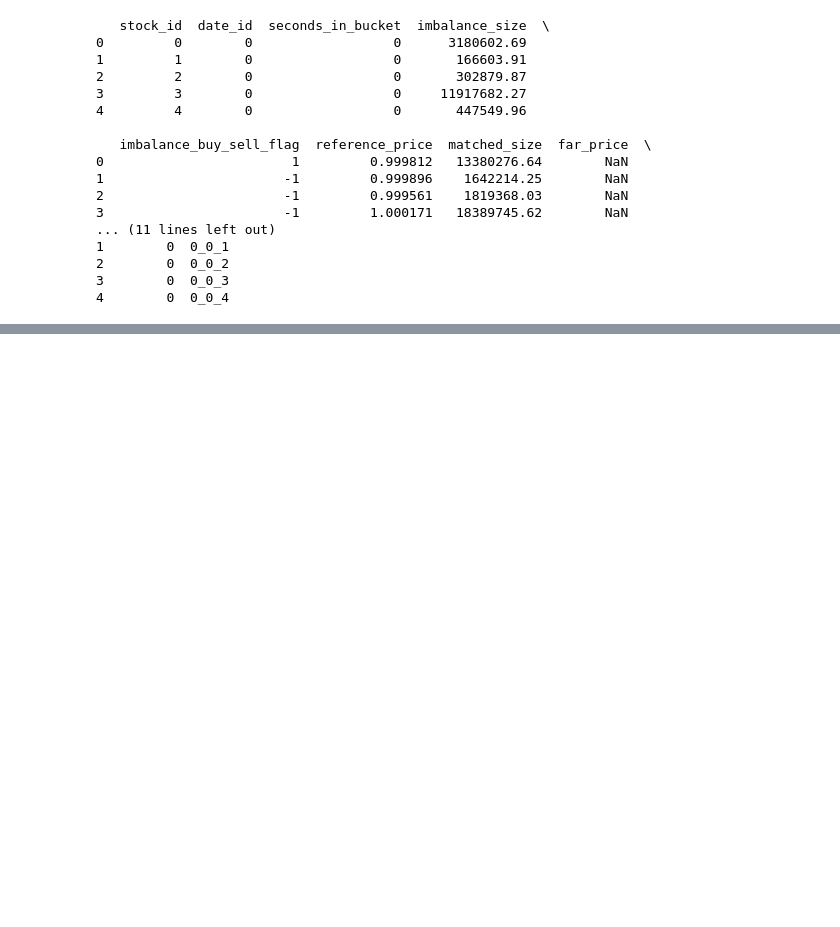
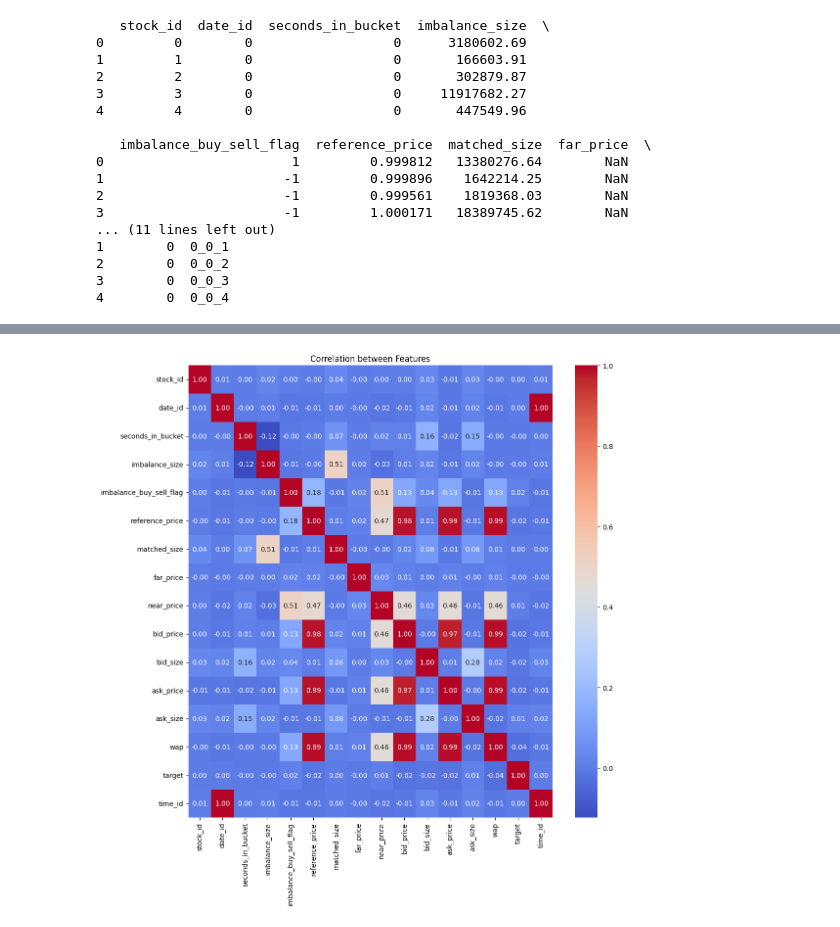
Before and after one commit to mtban26/close_movement_pred, a Jupyter notebook: feature_engineering.ipynb, the cells around one changed output, grey strips where cells are left out. Saved outputs shown, nothing was run; the diff lists cells and outputs as text; code cells hidden in the pictures; blank space fills up the shorter version.

```diff
--- a/feature_engineering.ipynb
+++ b/feature_engineering.ipynb
@@ -26,25 +28,3 @@ print(train_df.head())
 2        0  0_0_2
 3        0  0_0_3
 4        0  0_0_4
-# %%
-# preprocessing the dataset
-
-# first replacing NaN values with the column's mean for all columns
-for feature in train_df.columns.tolist():
-  if train_df[feature].isnull().sum() > 0:
-    train_df[feature].fillna(np.mean(train_df[feature]), inplace=True)
-# print(train_df.isnull().sum())
-
-# removing unnecessary columns: 'stock_id', 'date_id', 'time_id', 'row_id'
-for col in train_df.columns:
-  if col in ['stock_id', 'date_id', 'time_id', 'row_id']:
-    train_df = train_df.drop(col, axis=1)
-# print(feature_df.columns.tolist())
-
-# separate target column from train dataset
-X = train_df.drop(['target'], axis=1)
-Y = train_df['target']
-
-# applying Z-score scaling to standardize dataset
-scaler = StandardScaler()
-X_scaled = scaler.fit_transform(X)
@@ -50,0 +61,11 @@ X_scaled = scaler.fit_transform(X)
+# %%
+import seaborn as sns
+
+# visualize correlation between features with a heatmap
+corr = train_copy.corr()
+plt.figure(figsize=(12, 12))
+sns.heatmap(corr, annot=True, fmt='.2f', cmap='coolwarm')
+plt.title('Correlation between Features')
+plt.show()
+# %% [output]
+[figure, added]
```
Also changed, not shown: parts of 10 cells of this notebook, 1 other file.
